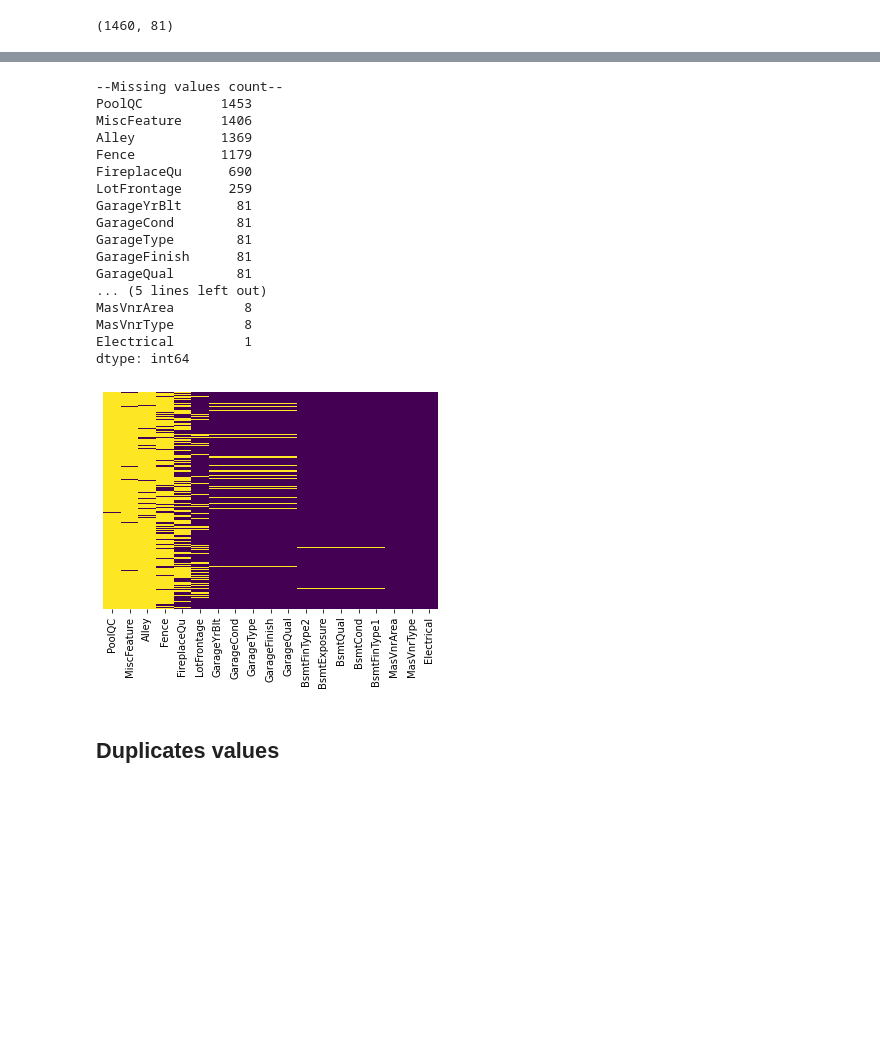
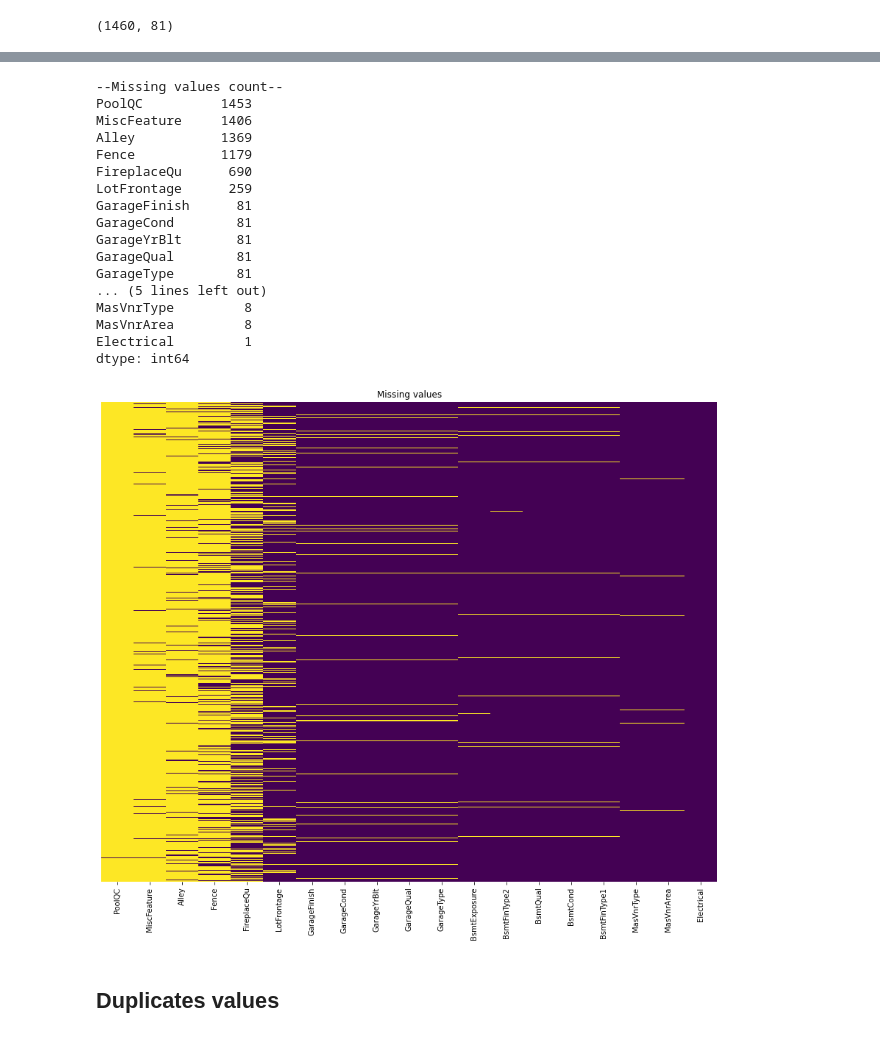
Before and after one commit to Nicola-Ibrahim/Boston-House-Price-Pridection, a Jupyter notebook: EDA.ipynb, the cells around one changed output, grey strips where cells are left out. Drawn from its saved outputs; the diff is of its cells as text; code cells hidden in the pictures; blank space fills up the shorter version.

```diff
--- a/EDA.ipynb
+++ b/EDA.ipynb
@@ -57,0 +62,3 @@ df_train.shape
+# %%
+df_train['DateSold'] = df_train[['YrSold', 'MoSold']].astype(str).agg('-'.join, axis=1)
+df_train['HouseAge'] = df_train['YrSold'] - df_train['YearBuilt']
@@ -126,39 +204,42 @@ SaleCondition       :['Normal' 'Abnorml' 'Partial' 'AdjLand' 'Alloca' 'Family']
 def check_missing_vals(data:pd.DataFrame):
     """
     Check the presence of Null values in each feature
 
     Parameters
     ----------
     data : DataFrame
     """
     missing_vals = df_train.isnull().sum().sort_values(ascending=False)
 
     # Print only columns that include missing values
     print(f"--Missing values count--\n{missing_vals[missing_vals!=0]}")
 
     # Plot heatmap of columns that include missing values
-    sns.heatmap(data.isnull()[missing_vals[missing_vals!=0].index], yticklabels=False, cbar=False, cmap='viridis')
+    f, ax = plt.subplots(figsize=(15, 12))
+    ax = sns.heatmap(data.isnull()[missing_vals[missing_vals!=0].index], yticklabels=False, cbar=False, cmap='viridis')
+    ax.set_title("Missing values")
+
 
 check_missing_vals(df_train)
 # %% [output]
 --Missing values count--
 PoolQC          1453
 MiscFeature     1406
 Alley           1369
 Fence           1179
 FireplaceQu      690
 LotFrontage      259
+GarageFinish      81
+GarageCond        81
 GarageYrBlt       81
-GarageCond        81
+GarageQual        81
 GarageType        81
-GarageFinish      81
-GarageQual        81
 ... (5 lines left out)
+MasVnrType         8
 MasVnrArea         8
-MasVnrType         8
 Electrical         1
 dtype: int64
-[figure, old version]
+[figure, new version]
 # %% [markdown]
 ## Duplicates values
 # %%
```
Also changed, not shown: parts of 19 cells of this notebook.
